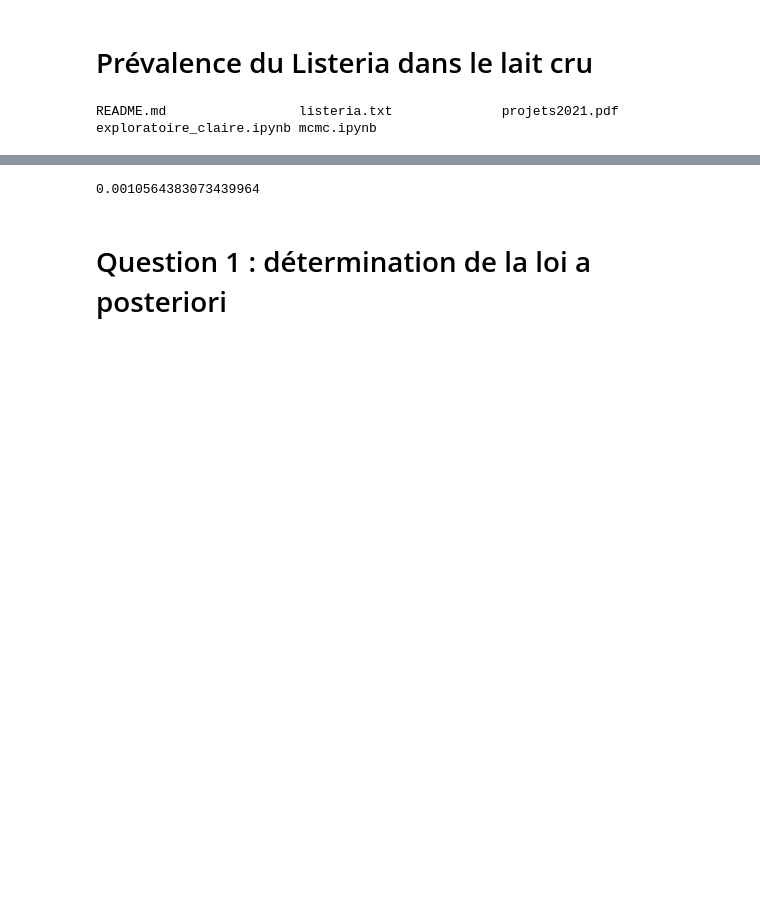
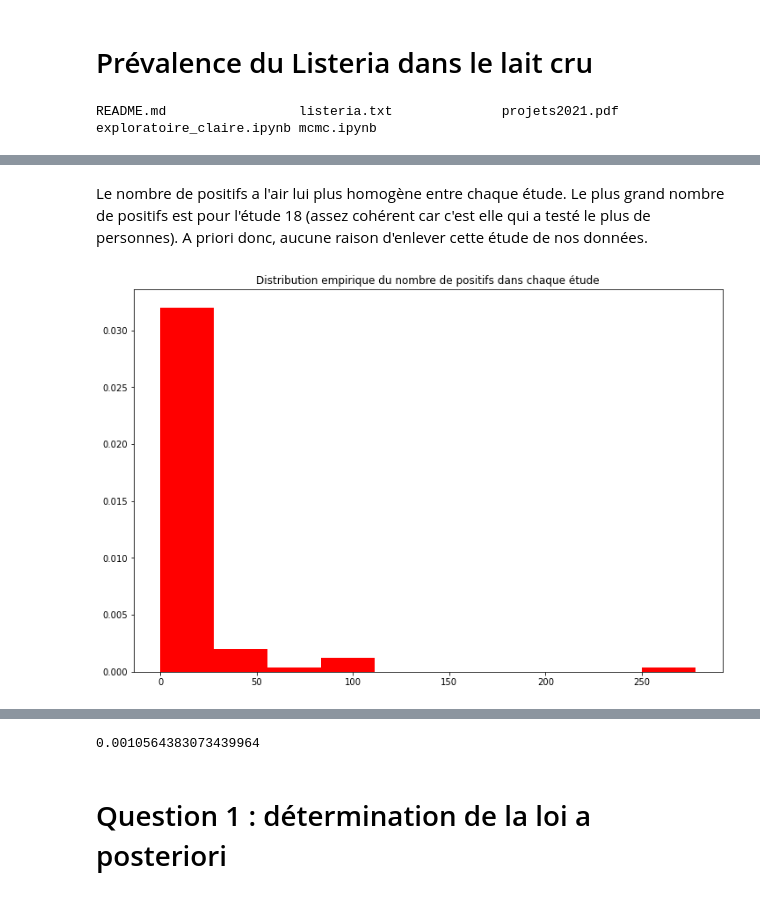
Before and after one commit to erialc-cal/MCM_Listeria_Prevalence, a Jupyter notebook: exploratoire_robin.ipynb, the cells around one changed output, grey strips where cells are left out. Drawn from its saved outputs; the diff is of its cells as text; code cells hidden in the pictures; blank space fills up the shorter version.

```diff
--- a/exploratoire_robin.ipynb
+++ b/exploratoire_robin.ipynb
@@ -25,0 +63,12 @@ proba_constante = sum(data['nb_pos'])/sum(data['nb_test'])
+# %% [markdown]
+Le nombre de positifs a l'air lui plus homogène entre chaque étude. Le plus grand nombre de positifs est pour l'étude 18 (assez cohérent car c'est elle qui a testé le plus de personnes). A priori donc, aucune raison d'enlever cette étude de nos données.
+# %%
+# distribution du nombre de positifs dans chaque étude
+
+dg=data['nb_pos']
+plt.figure(figsize=(12,8))
+plt.hist(dg, density=True,color="red")
+plt.title("Distribution empirique du nombre de positifs dans chaque étude")
+plt.show()
+# %% [output]
+[figure, added]
```
Also changed, not shown: parts of 71 cells of this notebook.
